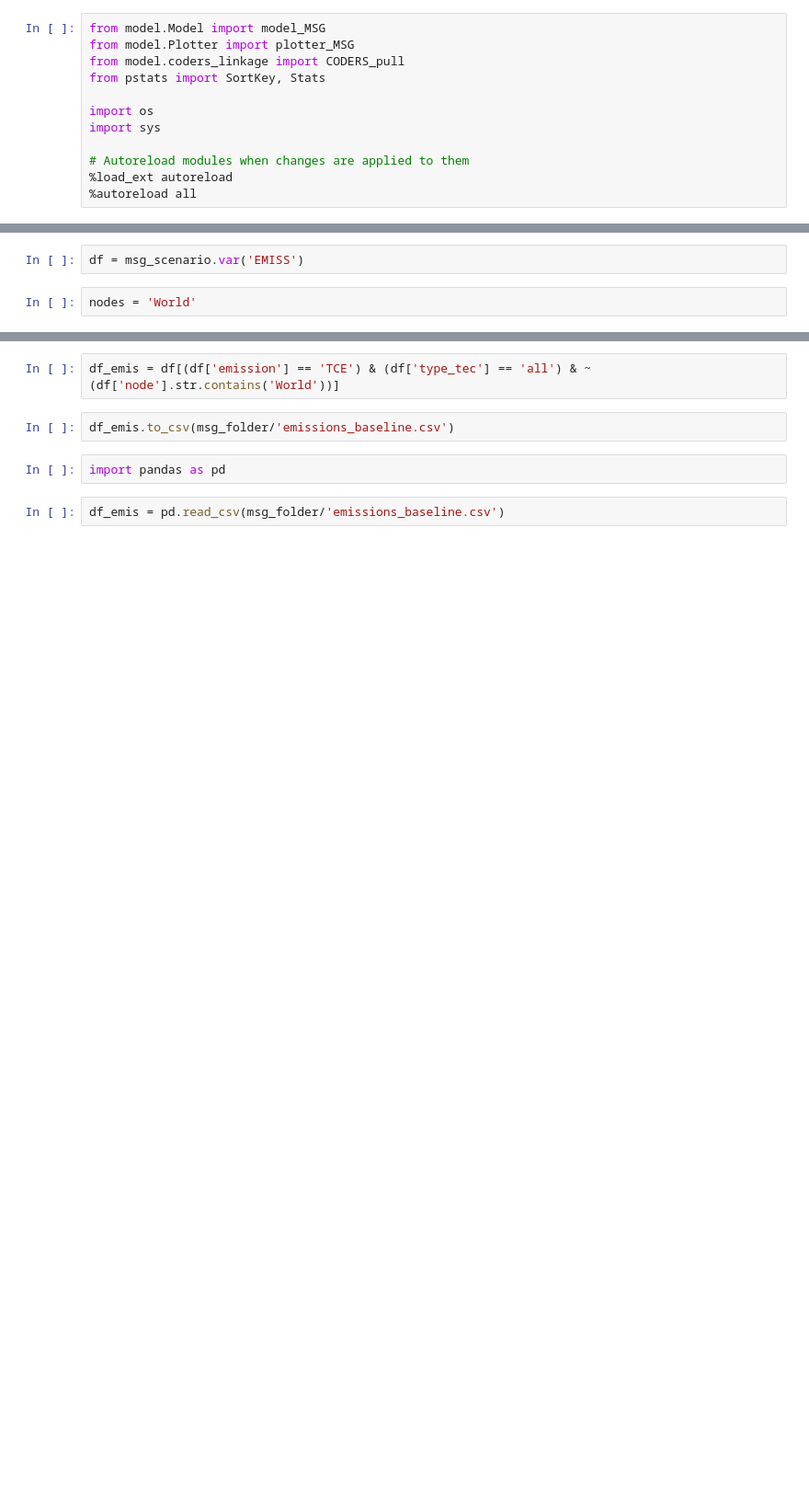
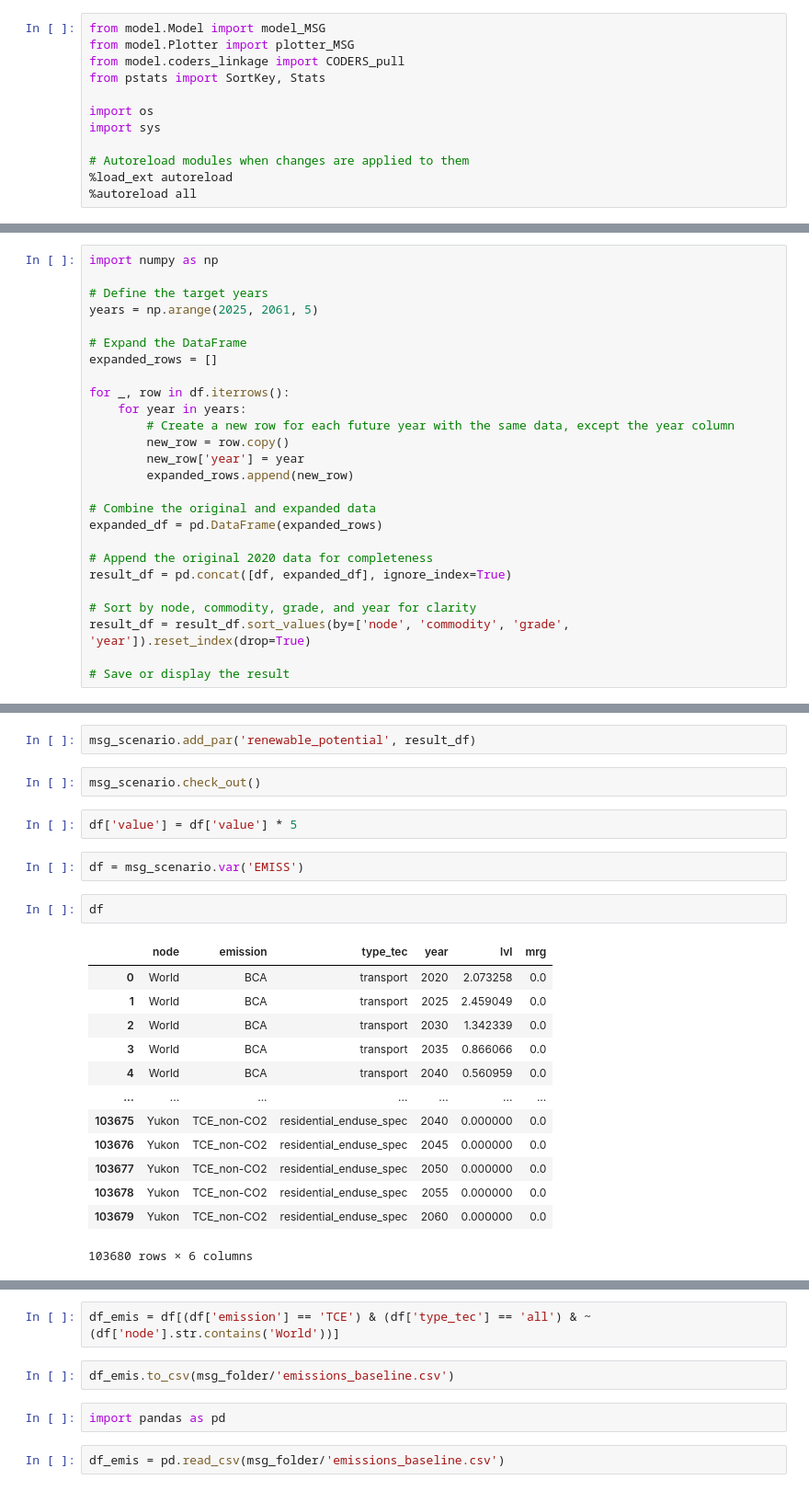
Before and after one commit to awais307/message-ix-canada, a Jupyter notebook: model/notebooks/development_netzero.ipynb, the cells around one changed output, grey strips where cells are left out. Shown at 92% size. Drawn from its saved outputs; the diff is of its cells as text; blank space fills up the shorter version.

```diff
--- a/model/notebooks/development_netzero.ipynb
+++ b/model/notebooks/development_netzero.ipynb
@@ -51,0 +247,26 @@ False
+# %%
+import numpy as np
+
+# Define the target years
+years = np.arange(2025, 2061, 5)
+
+# Expand the DataFrame
+expanded_rows = []
+
+for _, row in df.iterrows():
+    for year in years:
+        # Create a new row for each future year with the same data, except the year column
+        new_row = row.copy()
+        new_row['year'] = year
+        expanded_rows.append(new_row)
+
+# Combine the original and expanded data
+expanded_df = pd.DataFrame(expanded_rows)
+
+# Append the original 2020 data for completeness
+result_df = pd.concat([df, expanded_df], ignore_index=True)
+
+# Sort by node, commodity, grade, and year for clarity
+result_df = result_df.sort_values(by=['node', 'commodity', 'grade', 'year']).reset_index(drop=True)
+
+# Save or display the result
@@ -52,4 +280,24 @@ False
+# %%
+msg_scenario.add_par('renewable_potential', result_df)
+# %%
+msg_scenario.check_out()
+# %%
+df['value'] = df['value'] * 5
 # %%
 df = msg_scenario.var('EMISS')
-# %%
-nodes = 'World'
+# %%
+df
+# %% [output]
+|  | node | emission | type_tec | year | lvl | mrg |
+| 0 | World | BCA | transport | 2020 | 2.073258 | 0.0 |
+| 1 | World | BCA | transport | 2025 | 2.459049 | 0.0 |
+| 2 | World | BCA | transport | 2030 | 1.342339 | 0.0 |
+| 3 | World | BCA | transport | 2035 | 0.866066 | 0.0 |
+| 4 | World | BCA | transport | 2040 | 0.560959 | 0.0 |
+| ... | ... | ... | ... | ... | ... | ... |
+| 103675 | Yukon | TCE_non-CO2 | residential_enduse_spec | 2040 | 0.000000 | 0.0 |
+| 103676 | Yukon | TCE_non-CO2 | residential_enduse_spec | 2045 | 0.000000 | 0.0 |
+| 103677 | Yukon | TCE_non-CO2 | residential_enduse_spec | 2050 | 0.000000 | 0.0 |
+| 103678 | Yukon | TCE_non-CO2 | residential_enduse_spec | 2055 | 0.000000 | 0.0 |
+| 103679 | Yukon | TCE_non-CO2 | residential_enduse_spec | 2060 | 0.000000 | 0.0 |
+103680 rows × 6 columns
```
Also changed, not shown: parts of 141 cells of this notebook, 14 other files.
